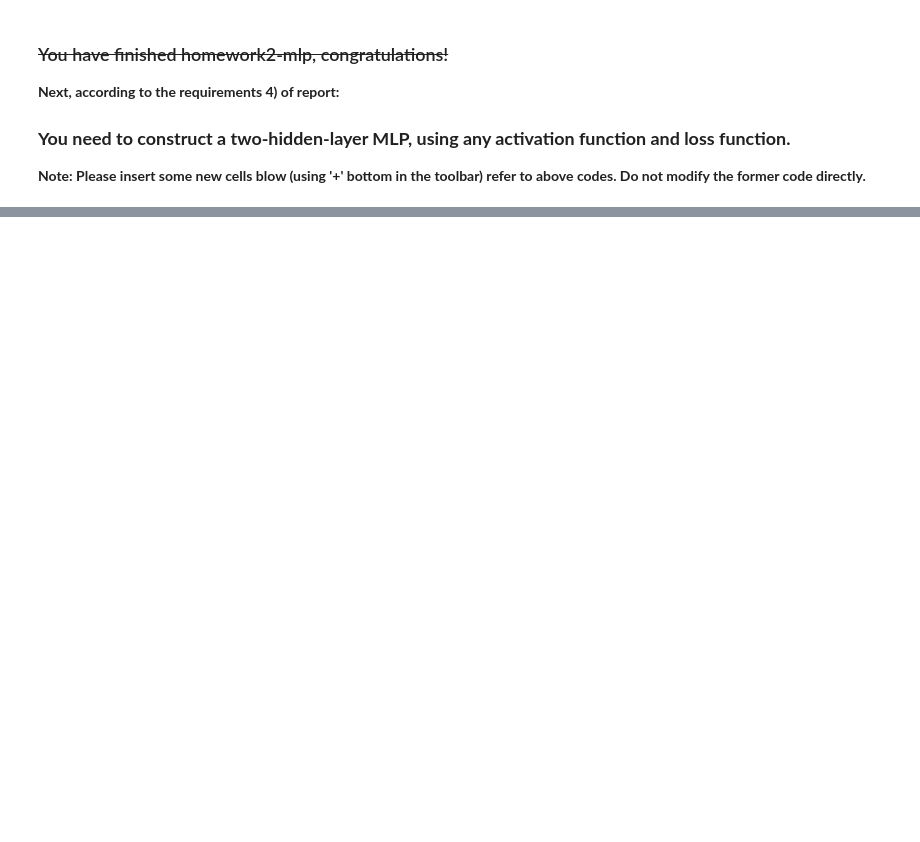
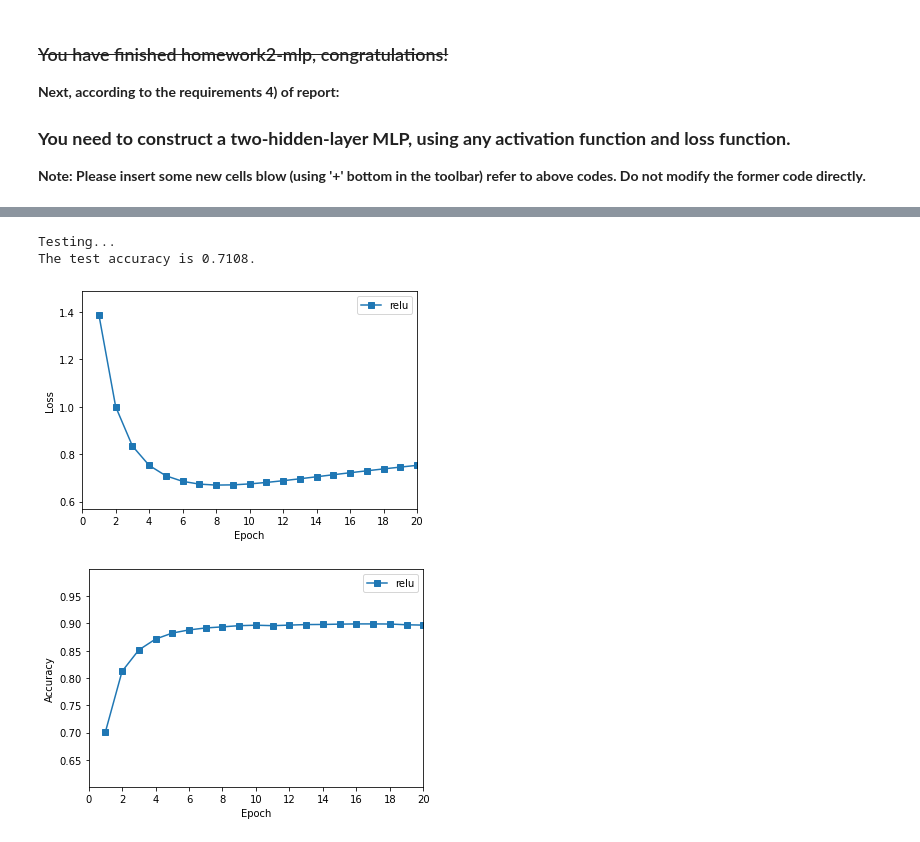
Before and after one commit to Sahandfer/THU-ACP, a Jupyter notebook: Deep Learning/Assignments/Assignment 2/homework2-mlp/homework2-mlp.ipynb, the cells around one changed output, grey strips where cells are left out. Saved outputs shown, nothing was run; the diff lists cells and outputs as text; code cells hidden in the pictures; blank space fills up the shorter version.

```diff
--- a/Deep Learning/Assignments/Assignment 2/homework2-mlp/homework2-mlp.ipynb
+++ b/Deep Learning/Assignments/Assignment 2/homework2-mlp/homework2-mlp.ipynb
@@ -169,0 +263,25 @@ plot_loss_and_acc({'Sigmoid': [sigmoid_loss, sigmoid_acc],
+# %%
+batch_size = 100
+max_epoch = 20
+
+learning_rate_SGD = 0.001
+weight_decay = 0.2
+
+disp_freq = 50
+# %%
+from criterion import SoftmaxCrossEntropyLossLayer
+
+criterion = SoftmaxCrossEntropyLossLayer()
+
+sgd = SGD(learning_rate_SGD, weight_decay)
+# %%
+reluMLP = Network()
+# Build MLP with FCLayer and ReLULayer
+# 128 is the number of hidden units, you can change by your own
+reluMLP.add(FCLayer(784, 512))
+reluMLP.add(ReLULayer())
+reluMLP.add(FCLayer(512, 128))
+reluMLP.add(ReLULayer())
+reluMLP.add(FCLayer(128, 10))
+# %%
+reluMLP, relu_loss, relu_acc = train(reluMLP, criterion, sgd, data_train, max_epoch, batch_size, disp_freq)
@@ -169,0 +306,10 @@ plot_loss_and_acc({'Sigmoid': [sigmoid_loss, sigmoid_acc],
+# %%
+test(reluMLP, criterion, data_test, batch_size, disp_freq)
+# %% [output]
+Testing...
+The test accuracy is 0.7108.
+# %%
+plot_loss_and_acc({'relu': [relu_loss, relu_acc]})
+# %% [output]
+[figure, added]
+[figure, added]
```
Also changed, not shown: parts of 12 cells of this notebook, 2 other files.
